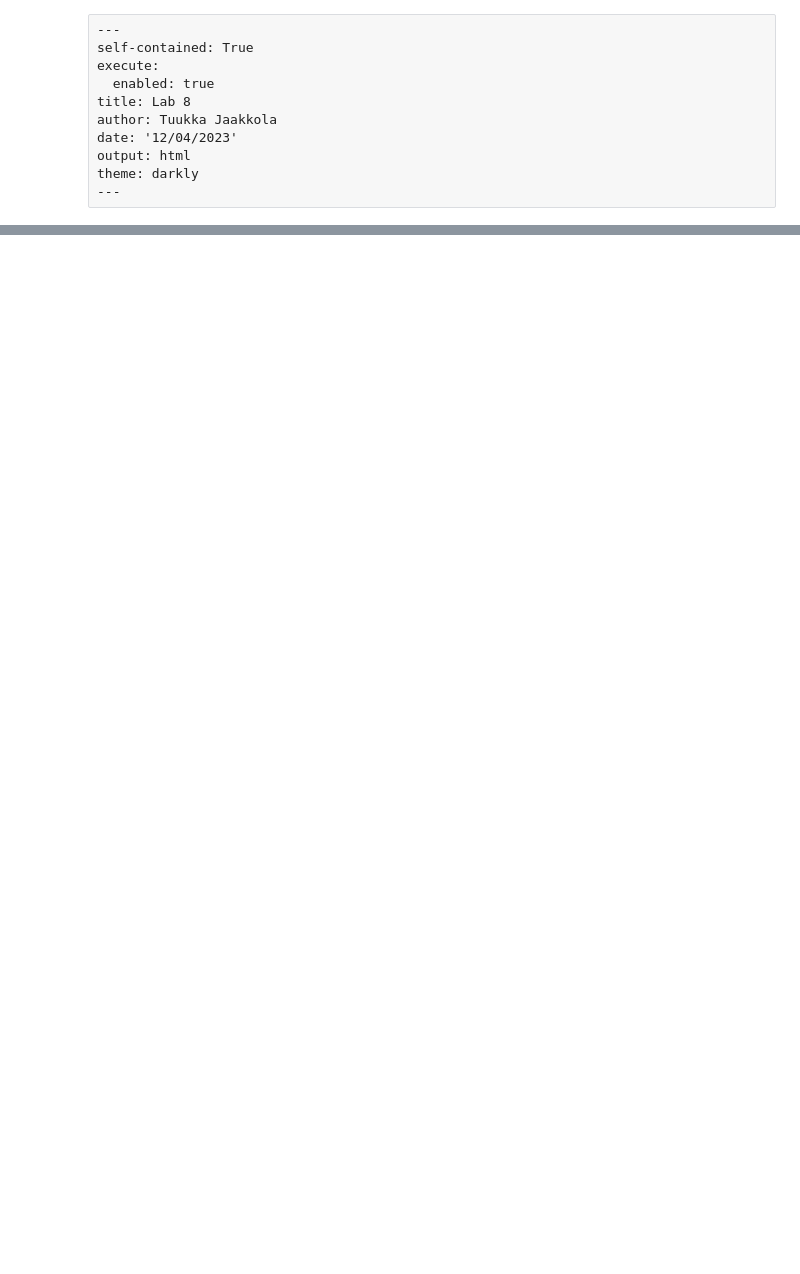
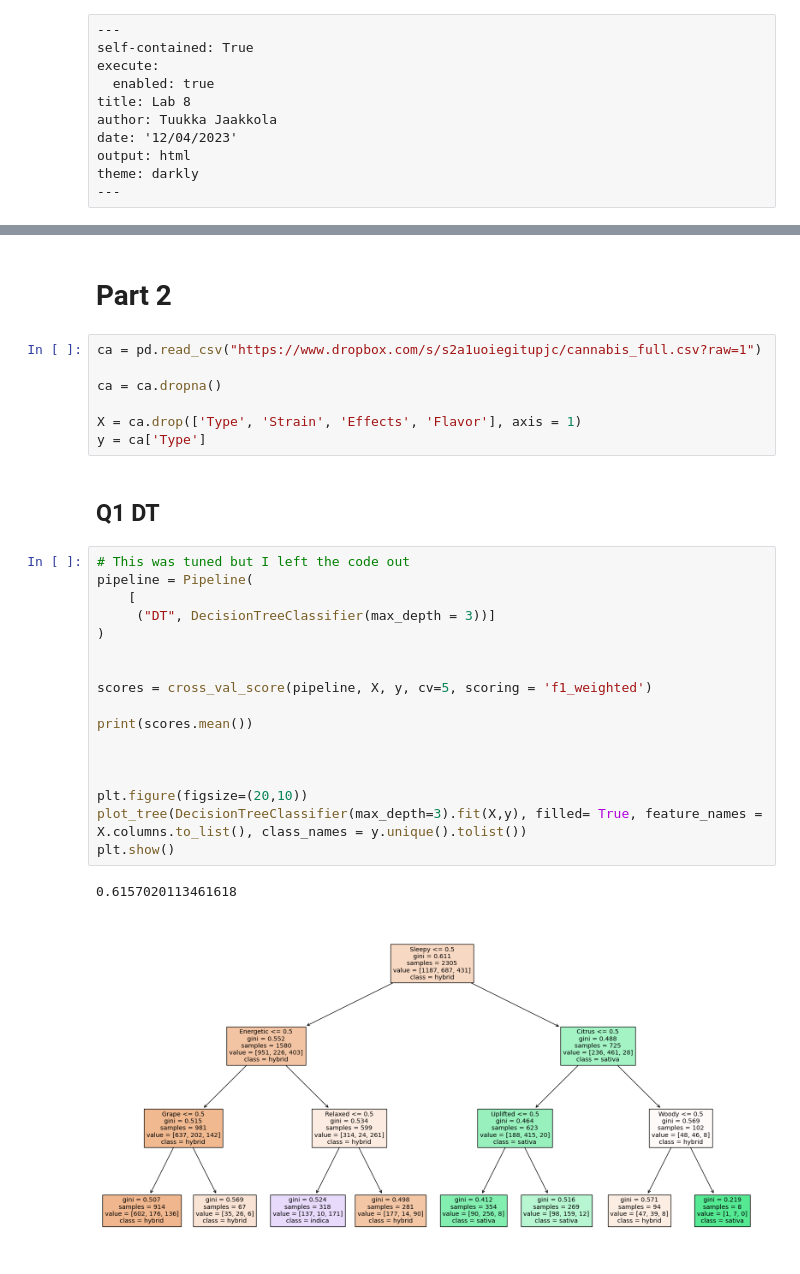
Before and after one commit to jaaktuu/GSB544LAB8, a Jupyter notebook: Untitled.ipynb, the cells around one changed output, grey strips where cells are left out. Saved outputs shown, nothing was run; the diff lists cells and outputs as text; blank space fills up the shorter version.

```diff
--- a/Untitled.ipynb
+++ b/Untitled.ipynb
@@ -20,0 +163,31 @@ ParserError: Error tokenizing data. C error: Expected 1 fields in line 4, saw 3
+# %% [markdown]
+# Part 2
+# %%
+ca = pd.read_csv("https://www.dropbox.com/s/s2a1uoiegitupjc/cannabis_full.csv?raw=1")
+
+ca = ca.dropna()
+
+X = ca.drop(['Type', 'Strain', 'Effects', 'Flavor'], axis = 1)
+y = ca['Type']
+# %% [markdown]
+## Q1 DT
+# %%
+# This was tuned but I left the code out
+pipeline = Pipeline(
+    [
+     ("DT", DecisionTreeClassifier(max_depth = 3))]
+)
+
+
+scores = cross_val_score(pipeline, X, y, cv=5, scoring = 'f1_weighted')
+
+print(scores.mean())
+
+
+
+plt.figure(figsize=(20,10))
+plot_tree(DecisionTreeClassifier(max_depth=3).fit(X,y), filled= True, feature_names = X.columns.to_list(), class_names = y.unique().tolist())
+plt.show()
+# %% [output]
+0.6157020113461618
+[figure, added]
```
Also changed, not shown: parts of 48 cells of this notebook.
